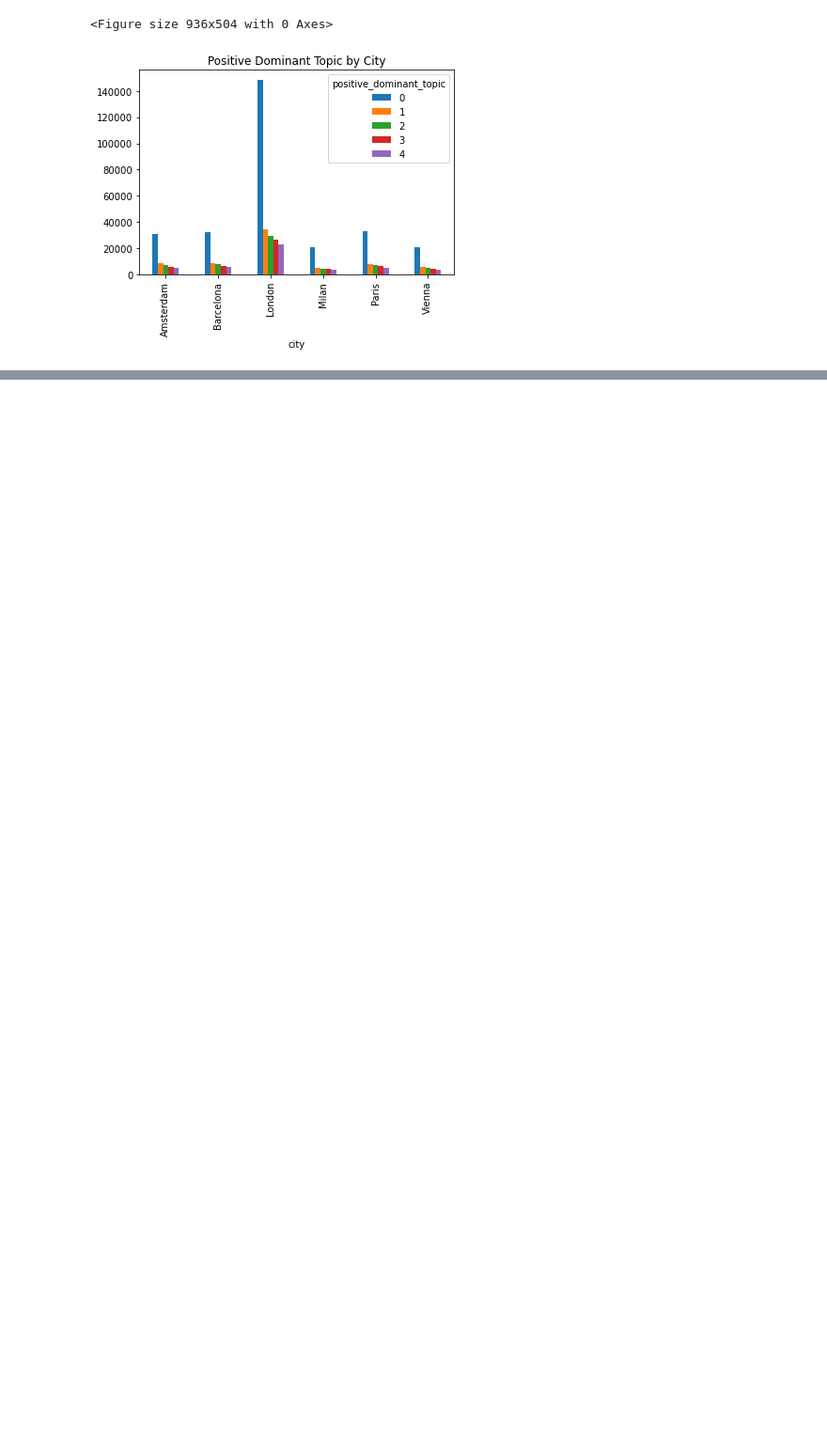
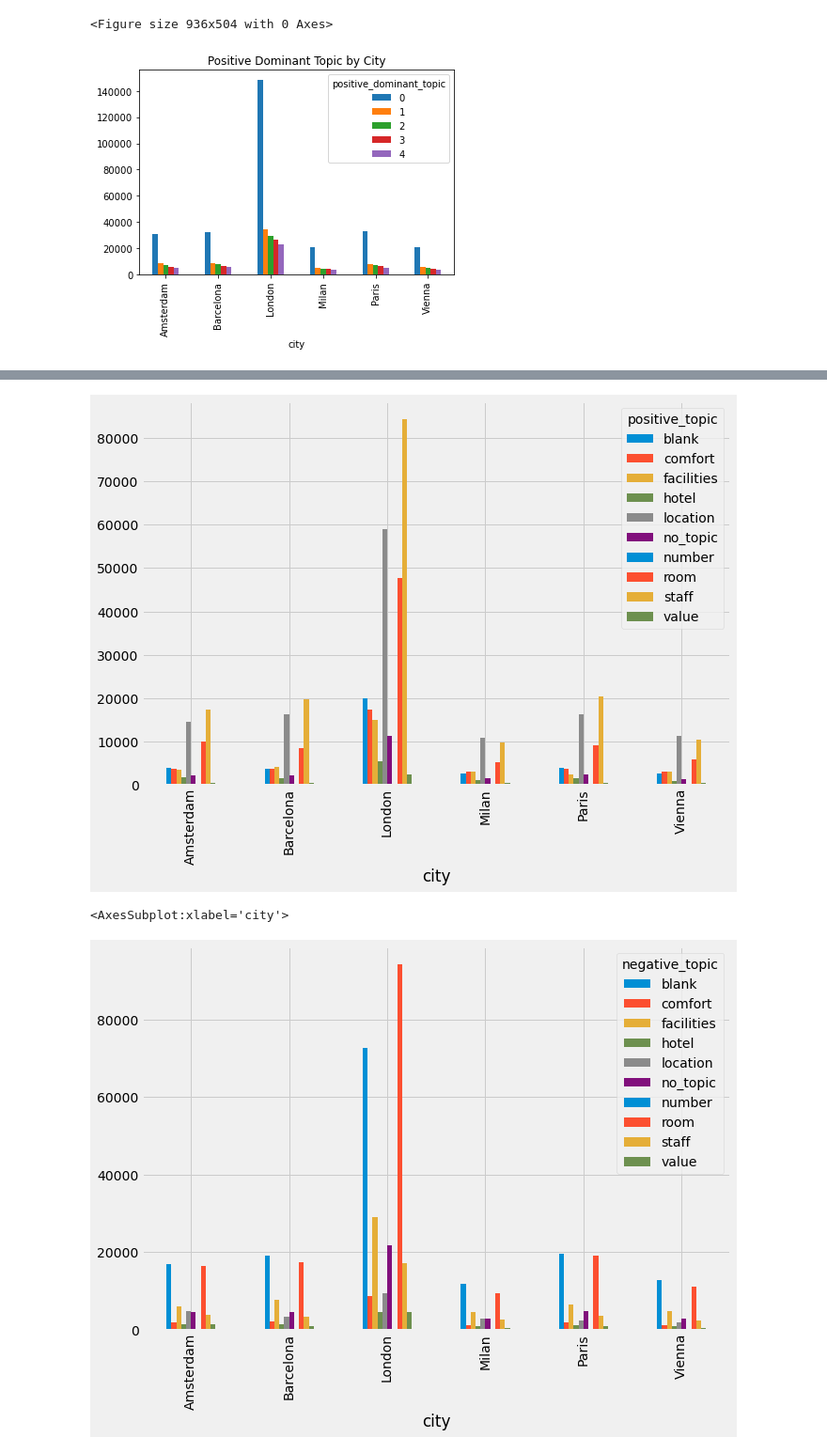
Before and after one commit to InPersonAnalysis/customer_review_capston, a Jupyter notebook: tarrence_explore.ipynb, the cells around one changed output, grey strips where cells are left out. Shown at 94% size. Cells and saved outputs as stored; diff of their text form; code cells hidden in the pictures; blank space fills up the shorter version.

```diff
--- a/tarrence_explore.ipynb
+++ b/tarrence_explore.ipynb
@@ -441,0 +580,9 @@ plt.show()
+# %%
+
+pd.crosstab(df.city, df.positive_topic).plot.bar()
+plt.show()
+pd.crosstab(df.city, df.negative_topic).plot.bar()
+# %% [output]
+[figure, added]
+<AxesSubplot:xlabel='city'>
+[figure, added]
```
Also changed, not shown: parts of 16 cells of this notebook.
